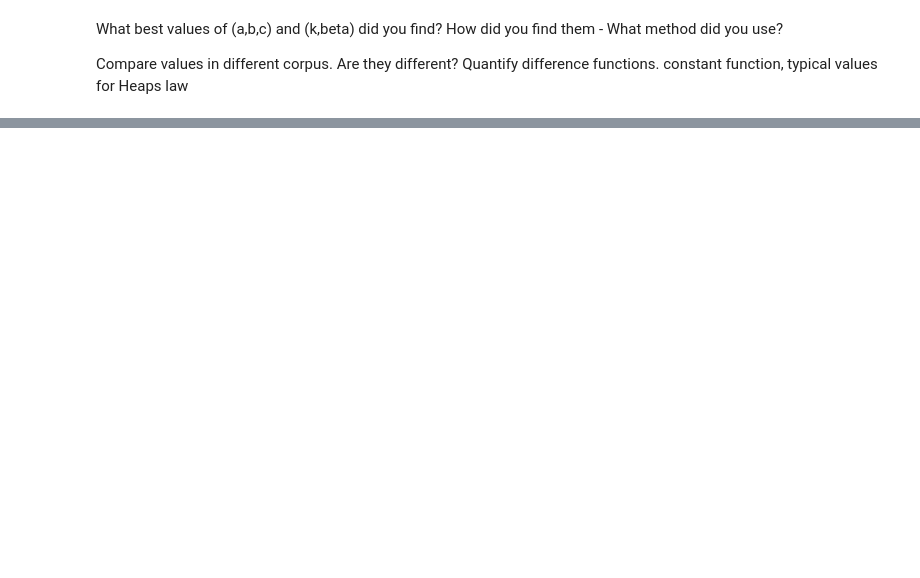
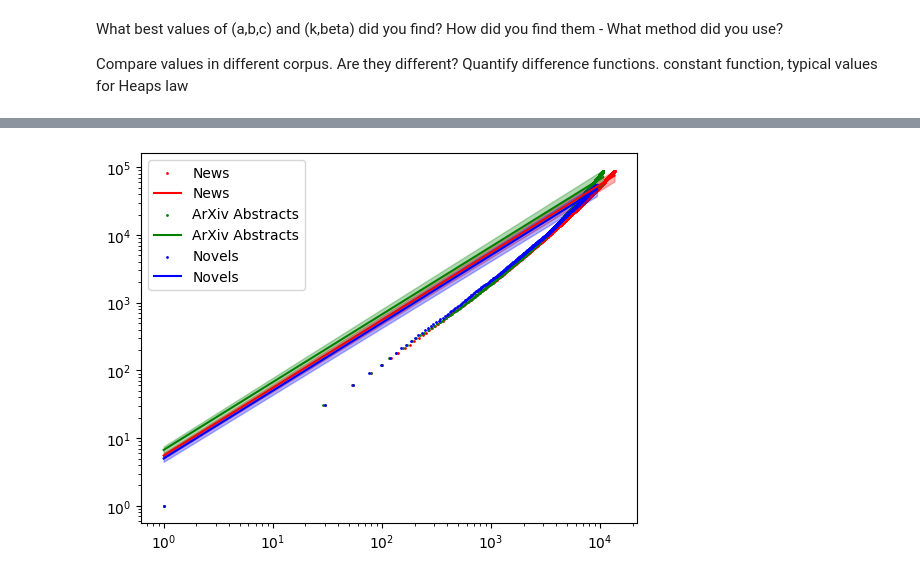
Before and after one commit to Victor-Garcia-p/irrs_lab1, a Jupyter notebook: Heaps.ipynb, the cells around one changed output, grey strips where cells are left out. Saved outputs shown, nothing was run; the diff lists cells and outputs as text; code cells hidden in the pictures; blank space fills up the shorter version.

```diff
--- a/Heaps.ipynb
+++ b/Heaps.ipynb
@@ -22,4 +23,7 @@ for name in dataset_names:
 
     # Assuming your data is in a CSV file with 'word' and 'count' columns
     data[name] = pd.read_csv(data_path, names=['count', 'word'])
+
+    # remove group
+    data[name] = data[name].groupby(by="word").sum().reset_index()
 # %%
@@ -67,14 +70,0 @@ AttributeError: PolyCollection.set() got an unexpected keyword argument 'scale'
-# %%
-plt.plot(n_words, n_types, label = "news_corpora")
-
-n_words_ref = np.linspace(0, n, sparce)
-
-bound_upper = Heaps_law(n_words_ref, *(fits + sigma_ab))
-bound_lower = Heaps_law(n_words_ref, *(fits - sigma_ab))
-
-# plotting the confidence intervals
-plt.fill_between(n_words_ref, bound_lower, bound_upper,
-                 color = 'black', alpha = 0.15)
-
-plt.plot(n_words_ref, n_words_ref, label = "reference")
-plt.legend()
@@ -88,0 +120,31 @@ plt.plot(n_words, n_types)
+# %%
+# Plot fitted functions and original points
+# it seems not a good fit
+for name in data.keys():
+    # plot points
+    new_name = renamed_datasets[name]
+
+    if new_name == "News":
+        col = "red"
+    elif new_name == "Novels":
+        col = "blue"
+    else:
+        col = "green"
+
+    plt.scatter(n_words[name], n_types[name], label = new_name, s=1, color=col, marker='o')
+
+    # plot functions
+    bound_upper = Heaps_law(n_words[name], *([k[name], beta[name]] + sigma_ab[name]))
+    bound_lower = Heaps_law(n_words[name], *([k[name], beta[name]] - sigma_ab[name]))
+
+    # plotting the confidence intervals
+    plt.fill_between(n_words[name], bound_lower, bound_upper,
+                    color = col, alpha = 0.30)
+
+    plt.plot(n_words[name], Heaps_law(n_words[name], k[name], beta[name]), color = col, label = renamed_datasets[name])
+
+    plt.yscale("log")
+    plt.xscale("log")
+    plt.legend()
+# %% [output]
+[figure, added]
```
Also changed, not shown: parts of 12 cells of this notebook.
